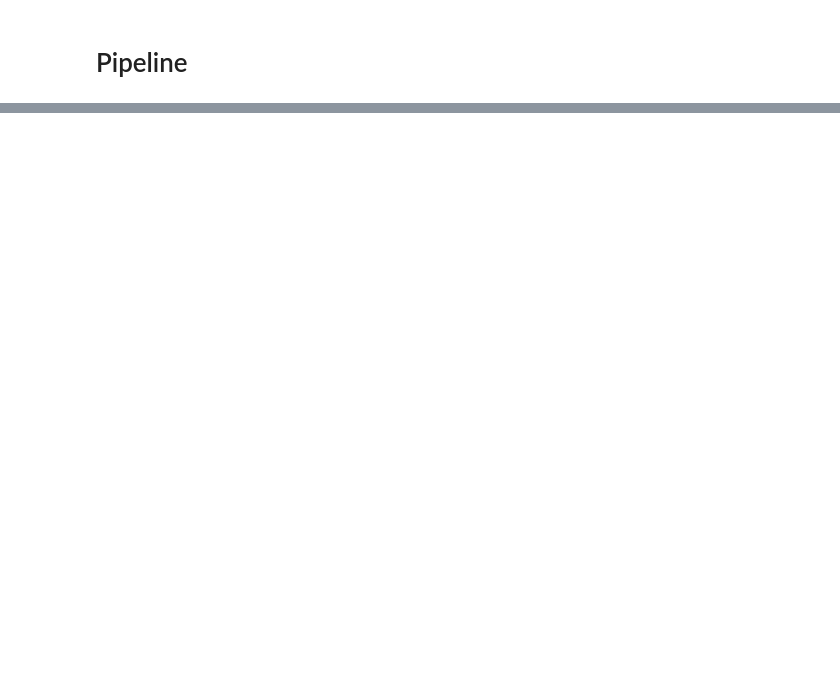
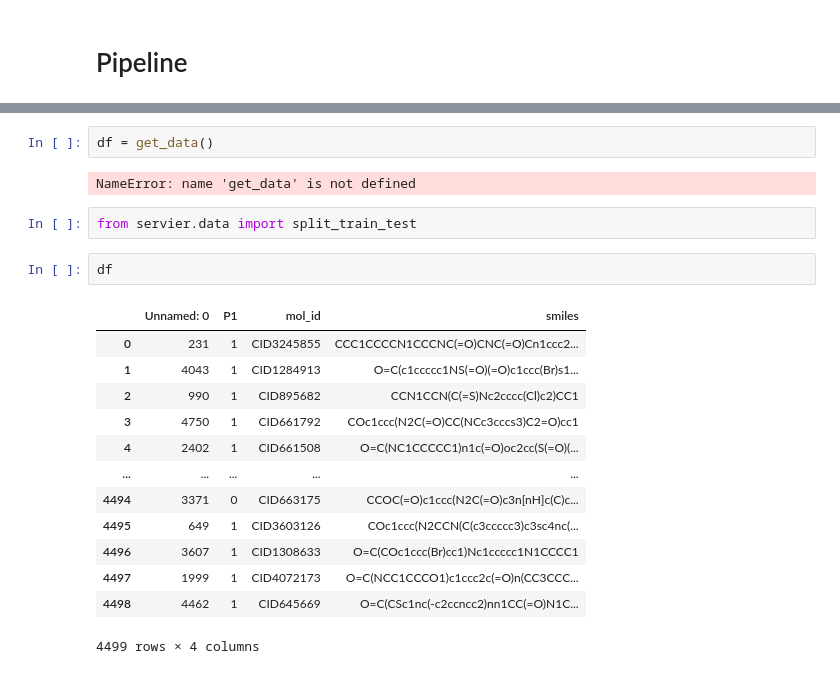
Before and after one commit to lologibus2/servier, a Jupyter notebook: servier/jupy/DL_Sanbox.ipynb, the cells around one changed output, grey strips where cells are left out. Cells and saved outputs as stored; diff of their text form; blank space fills up the shorter version.

```diff
--- a/servier/jupy/DL_Sanbox.ipynb
+++ b/servier/jupy/DL_Sanbox.ipynb
@@ -157,0 +460,22 @@ y_pred = model.predict_classes(X_val, batch_size=1, verbose=1)
+# %%
+df = get_data()
+# %% [output]
+NameError: name 'get_data' is not defined
+# %%
+from servier.data import split_train_test
+# %%
+df
+# %% [output]
+|  | Unnamed: 0 | P1 | mol_id | smiles |
+| 0 | 231 | 1 | CID3245855 | CCC1CCCCN1CCCNC(=O)CNC(=O)Cn1ccc2... |
+| 1 | 4043 | 1 | CID1284913 | O=C(c1ccccc1NS(=O)(=O)c1ccc(Br)s1... |
+| 2 | 990 | 1 | CID895682 | CCN1CCN(C(=S)Nc2cccc(Cl)c2)CC1 |
+| 3 | 4750 | 1 | CID661792 | COc1ccc(N2C(=O)CC(NCc3cccs3)C2=O)cc1 |
+| 4 | 2402 | 1 | CID661508 | O=C(NC1CCCCC1)n1c(=O)oc2cc(S(=O)(... |
+| ... | ... | ... | ... | ... |
+| 4494 | 3371 | 0 | CID663175 | CCOC(=O)c1ccc(N2C(=O)c3n[nH]c(C)c... |
+| 4495 | 649 | 1 | CID3603126 | COc1ccc(N2CCN(C(c3ccccc3)c3sc4nc(... |
+| 4496 | 3607 | 1 | CID1308633 | O=C(COc1ccc(Br)cc1)Nc1ccccc1N1CCCC1 |
+| 4497 | 1999 | 1 | CID4072173 | O=C(NCC1CCCO1)c1ccc2c(=O)n(CC3CCC... |
+| 4498 | 4462 | 1 | CID645669 | O=C(CSc1nc(-c2ccncc2)nn1CC(=O)N1C... |
+4499 rows × 4 columns
```
Also changed, not shown: parts of 33 cells of this notebook, 1 other file.
